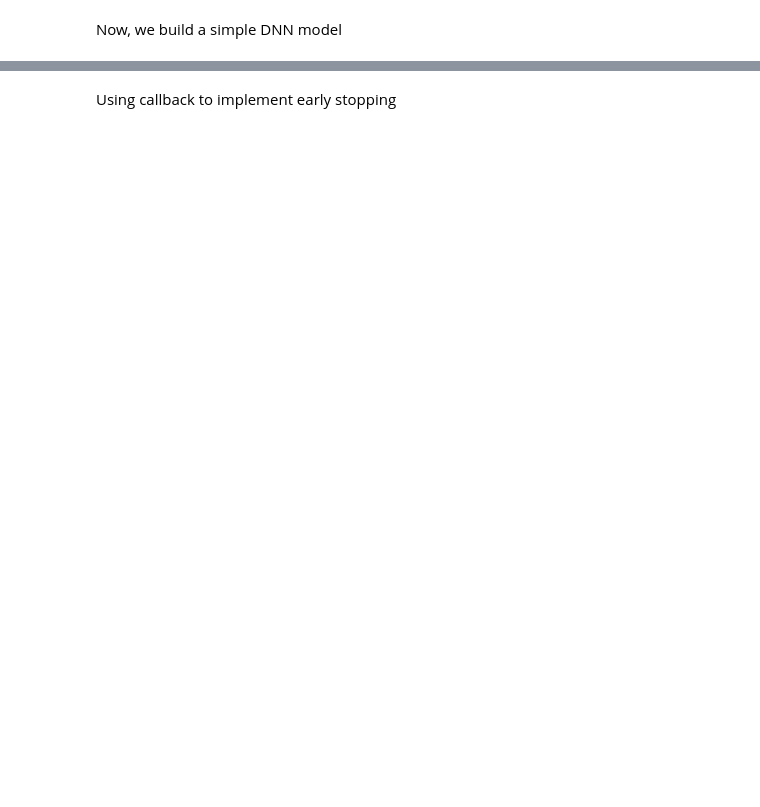
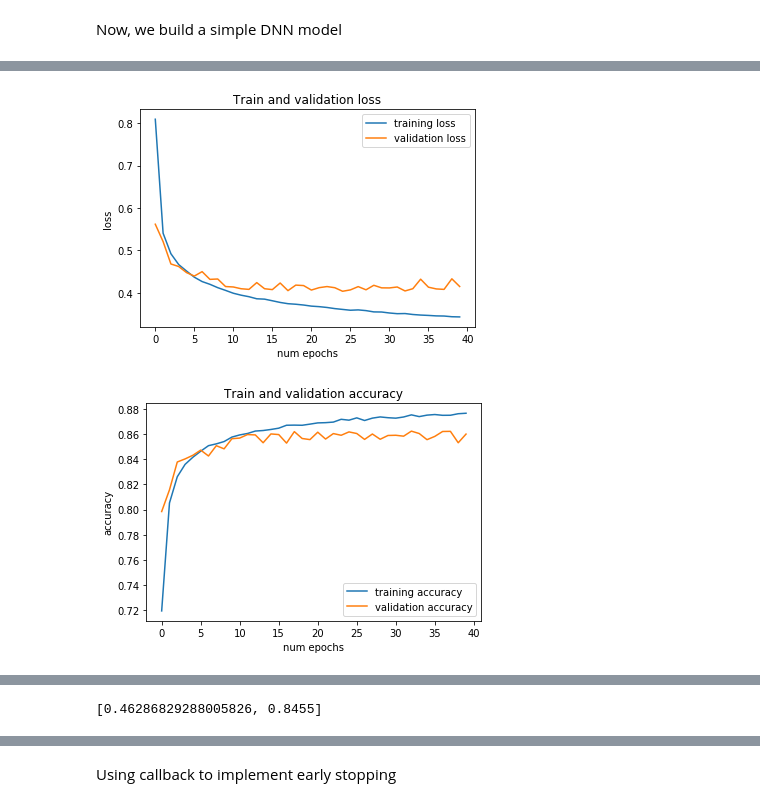
Before and after one commit to lucius-yu/colab-tutorial, a Jupyter notebook: simple_dnn.ipynb, the cells around one changed output, grey strips where cells are left out. Drawn from its saved outputs; the diff is of its cells as text; code cells hidden in the pictures; blank space fills up the shorter version.

```diff
--- a/simple_dnn.ipynb
+++ b/simple_dnn.ipynb
@@ -180,0 +114,16 @@ Epoch 40/40
+# %%
+# build the model
+snn_model = get_model()
+
+# train the model
+history=snn_model.fit(X_train, y_train, validation_data=(X_valid, y_valid), verbose=0, epochs=40)
+
+# plot the reult
+plot_loss(history)
+plot_acc(history)
+
+# evaluate on test data
+snn_model.evaluate(test_images, test_labels)
+# %% [output]
+[figure, added]
+[figure, added]
@@ -180,0 +131 @@ Epoch 40/40
+[0.46286829288005826, 0.8455]
```
Also changed, not shown: parts of 27 cells of this notebook.
